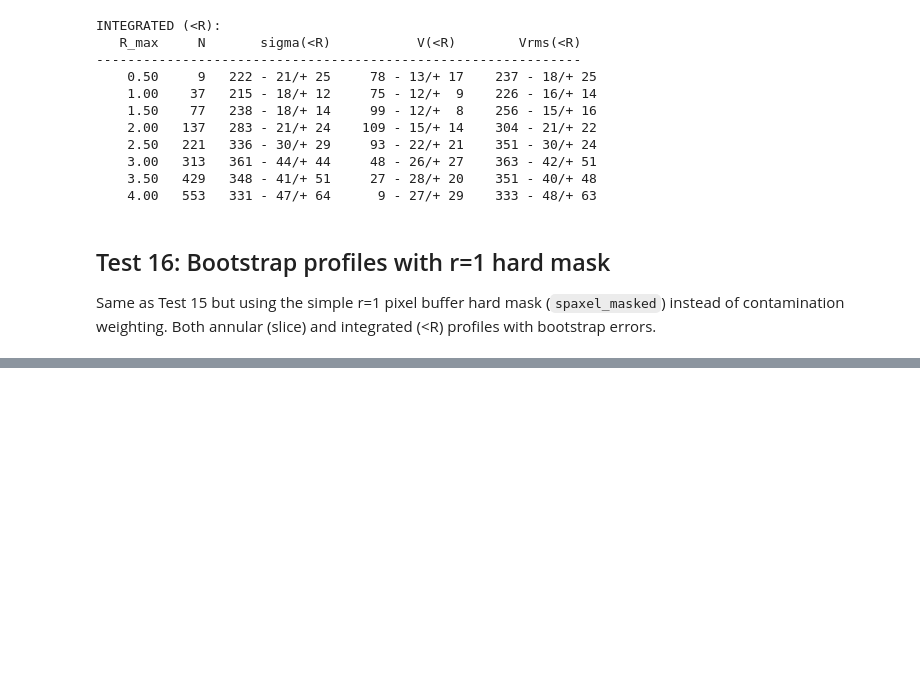
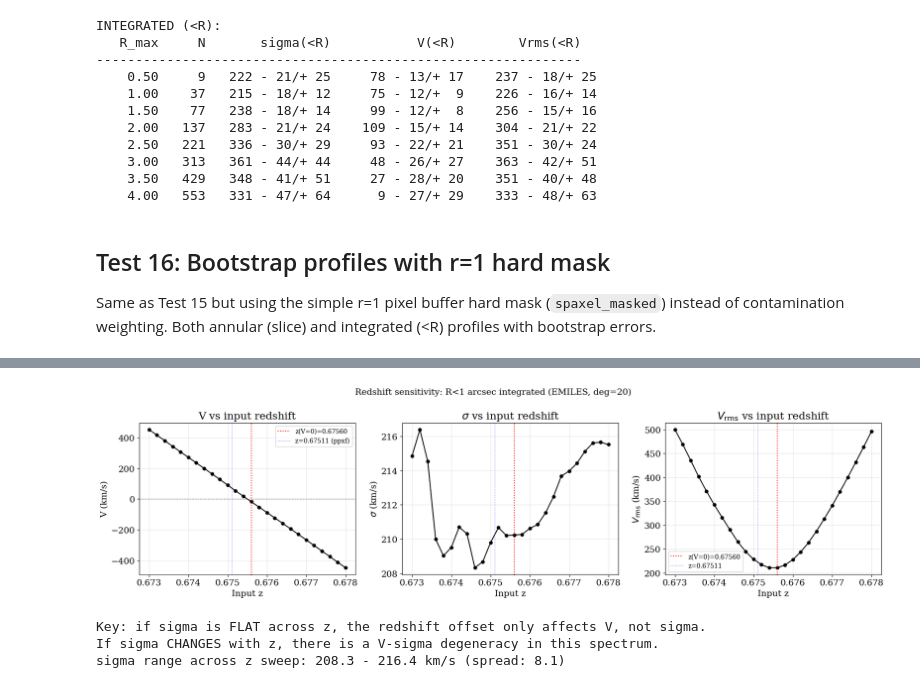
Before and after one commit to rodelcr/AGEL0206_kinematics_and_photometry, a Jupyter notebook: notebooks/05x_sigma_discrepancy_diagnostic.ipynb, the cells around one changed output, grey strips where cells are left out. Drawn from its saved outputs; the diff is of its cells as text; code cells hidden in the pictures; blank space fills up the shorter version.

```diff
--- a/notebooks/05x_sigma_discrepancy_diagnostic.ipynb
+++ b/notebooks/05x_sigma_discrepancy_diagnostic.ipynb
@@ -1950,0 +2068,43 @@ plt.show()
+# %%
+# Plot z sensitivity
+fig, axes = plt.subplots(1, 3, figsize=(18, 5))
+
+axes[0].plot(z_arr, V_arr, "ko-", markersize=5)
+axes[0].axhline(0, color="gray", ls="--", lw=0.8)
+axes[0].axvline(z_best, color="r", ls=":", lw=1.5, label=f"z(V=0)={z_best:.5f}")
+axes[0].axvline(0.67511, color="b", ls=":", lw=1, alpha=0.5, label="z=0.67511 (ppxf)")
+axes[0].set_xlabel("Input z")
+axes[0].set_ylabel("V (km/s)")
+axes[0].set_title("V vs input redshift")
+axes[0].legend(fontsize=10)
+axes[0].grid(alpha=0.3)
+
+axes[1].plot(z_arr, sig_arr, "ko-", markersize=5)
+axes[1].axvline(z_best, color="r", ls=":", lw=1.5)
+axes[1].axvline(0.67511, color="b", ls=":", lw=1, alpha=0.5)
+axes[1].set_xlabel("Input z")
+axes[1].set_ylabel(r"$\sigma$ (km/s)")
+axes[1].set_title(r"$\sigma$ vs input redshift")
+axes[1].grid(alpha=0.3)
+
+axes[2].plot(z_arr, vrms_arr, "ko-", markersize=5)
+axes[2].axvline(z_best, color="r", ls=":", lw=1.5, label=f"z(V=0)={z_best:.5f}")
+axes[2].axvline(0.67511, color="b", ls=":", lw=1, alpha=0.5, label="z=0.67511")
+axes[2].set_xlabel("Input z")
+axes[2].set_ylabel(r"$V_{\rm rms}$ (km/s)")
+axes[2].set_title(r"$V_{\rm rms}$ vs input redshift")
+axes[2].legend(fontsize=10)
+axes[2].grid(alpha=0.3)
+
+plt.suptitle("Redshift sensitivity: R<1 arcsec integrated (EMILES, deg=20)", fontsize=14)
+plt.tight_layout()
+plt.show()
+
+print(f"\nKey: if sigma is FLAT across z, the redshift offset only affects V, not sigma.")
+print(f"If sigma CHANGES with z, there is a V-sigma degeneracy in this spectrum.")
+print(f"sigma range across z sweep: {sig_arr.min():.1f} - {sig_arr.max():.1f} km/s (spread: {sig_arr.max()-sig_arr.min():.1f})")
+# %% [output]
+[figure, added]
+Key: if sigma is FLAT across z, the redshift offset only affects V, not sigma.
+If sigma CHANGES with z, there is a V-sigma degeneracy in this spectrum.
+sigma range across z sweep: 208.3 - 216.4 km/s (spread: 8.1)
```
Also changed, not shown: parts of 4 cells of this notebook, 1 other file.
